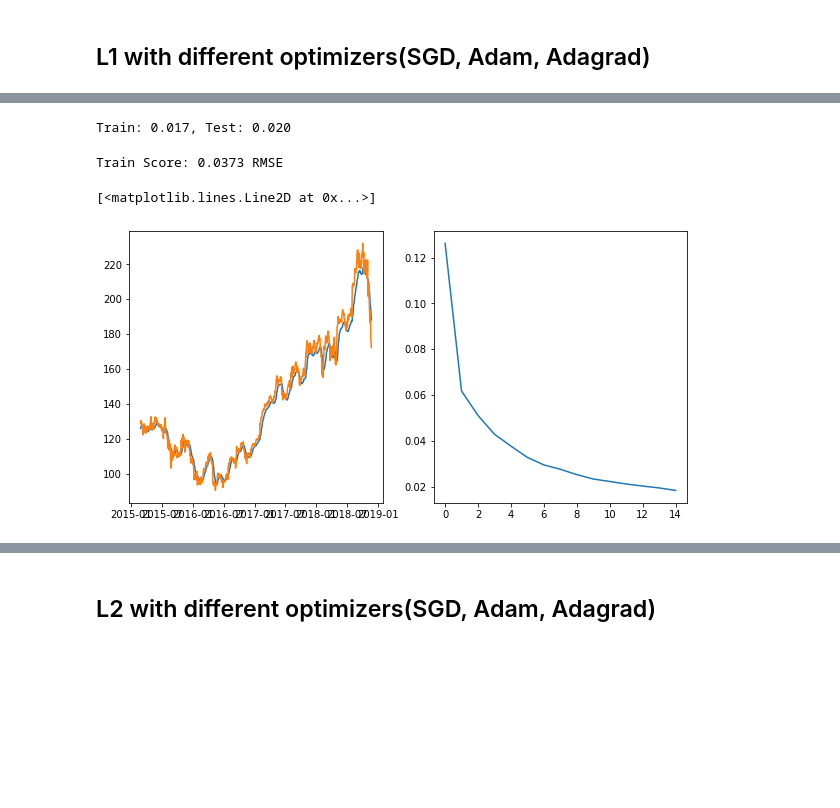
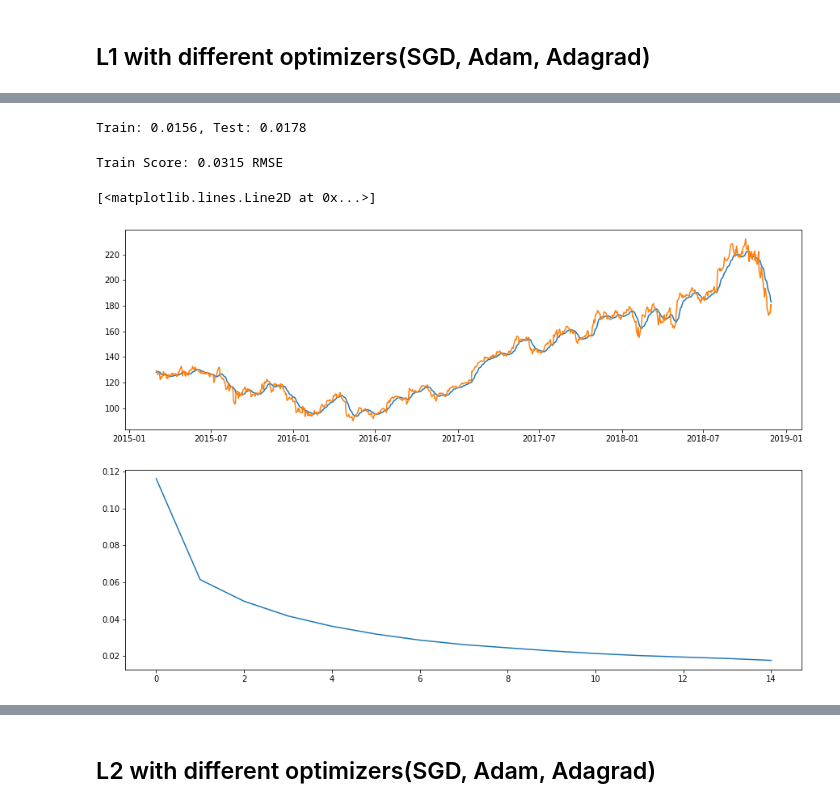
Before and after one commit to Samarmy/CS545TP, a Jupyter notebook: Armstrong-Choudhary-Hua-project.ipynb, the cells around one changed output, grey strips where cells are left out. Cells and saved outputs as stored; diff of their text form; code cells hidden in the pictures; blank space fills up the shorter version.

```diff
--- a/Armstrong-Choudhary-Hua-project.ipynb
+++ b/Armstrong-Choudhary-Hua-project.ipynb
@@ -242,16 +242,16 @@ train_set_prediction = sc.inverse_transform(train_set_prediction)
 
 train_set_prediction = pd.DataFrame(train_set_prediction)
 
-
+look_back = 60
 train_set_prediction.index = training_set[look_back:].index
 
 
 
-plt.figure(figsize=(10, 5))
-plt.subplot(1, 2, 1)
+plt.figure(figsize=(15, 10))
+plt.subplot(2, 1, 1)
 plt.plot(train_set_prediction)
 plt.plot(training_set[look_back:])
 
-plt.subplot(1, 2, 2)
+plt.subplot(2, 1, 2)
 plt.plot(history.history['loss'])
 # %% [output]
@@ -342,31 +342,31 @@ Epoch 15/15
 # evaluate the model
 train_mse = regressor.evaluate(X_train, Y_train, verbose=0)
 test_mse = regressor.evaluate(X_test, Y_test , verbose=0)
-print('Train: %.3f, Test: %.3f' % (train_mse, test_mse))
+print('Train: %.4f, Test: %.4f' % (train_mse, test_mse))
 # %% [output]
-Train: 0.017, Test: 0.020
+Train: 0.0156, Test: 0.0178
 # %%
 train_set_prediction = regressor.predict(X_train).reshape(-1, 1)
 
 trainScore_rnn = math.sqrt(mean_squared_error(Y_train,train_set_prediction))
 print('Train Score: %.4f RMSE' % (trainScore_rnn))
 
 train_set_prediction = sc.inverse_transform(train_set_prediction)
 train_set_prediction = pd.DataFrame (train_set_prediction)
 
 train_set_prediction.index = training_set[look_back:].index
 
-plt.figure(figsize=(10, 5))
-plt.subplot(1, 2, 1)
+plt.figure(figsize=(15, 10))
+plt.subplot(2, 1, 1)
 plt.plot(train_set_prediction)
 plt.plot(training_set[look_back:])
 
-plt.subplot(1, 2, 2)
+plt.subplot(2, 1, 2)
 plt.plot(history.history['loss'])
 # %% [output]
-Train Score: 0.0373 RMSE
+Train Score: 0.0315 RMSE
 [<matplotlib.lines.Line2D at 0x...>]
-[figure, old version]
+[figure, new version]
 # %%
 test_set_predicted = regressor.predict(X_test).reshape(-1, 1)
 
```
Also changed, not shown: parts of 40 cells of this notebook.
